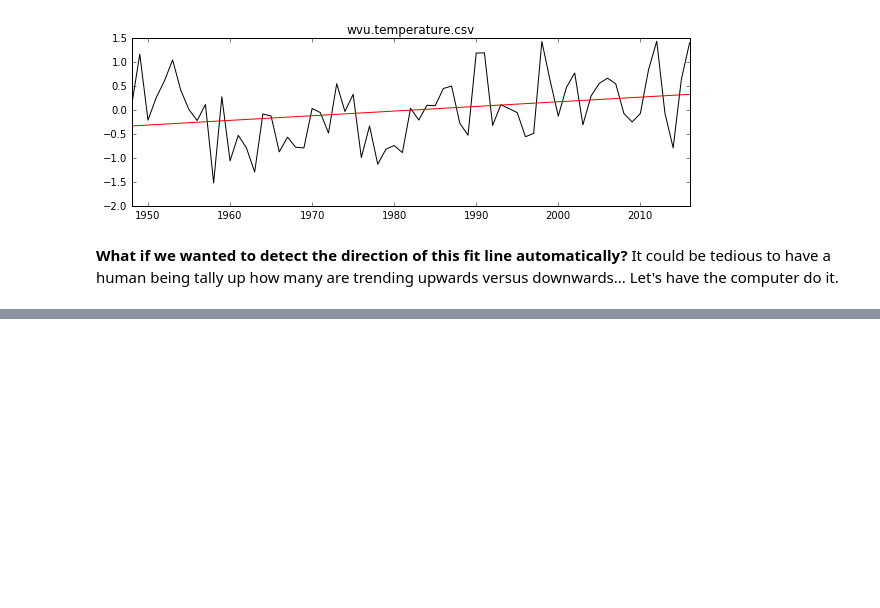
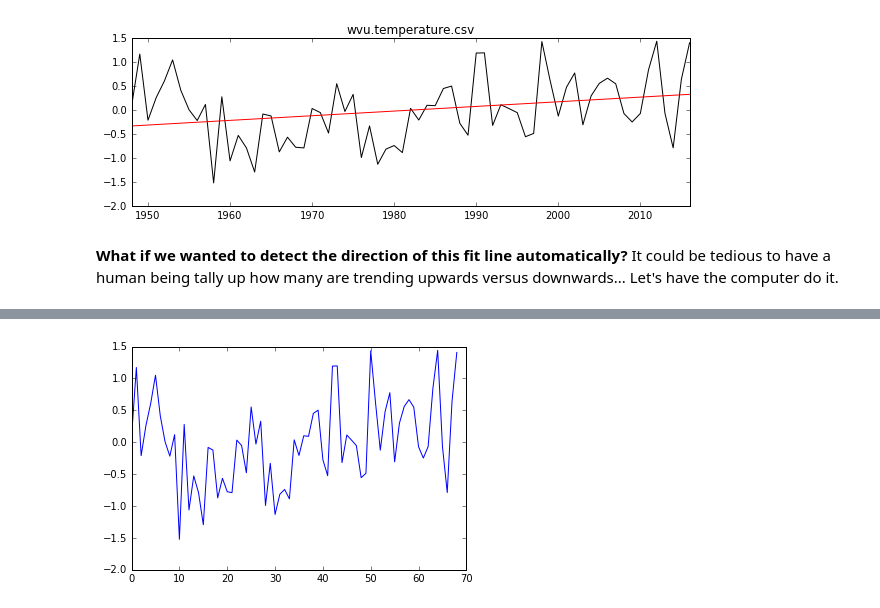
Before and after one commit to arthur-e/swc-workshop, a Jupyter notebook: python-climate/Python-SWC-Intro-Climate.ipynb, the cells around one changed output, grey strips where cells are left out. Drawn from its saved outputs; the diff is of its cells as text; code cells hidden in the pictures; blank space fills up the shorter version.

```diff
--- a/python-climate/Python-SWC-Intro-Climate.ipynb
+++ b/python-climate/Python-SWC-Intro-Climate.ipynb
@@ -1150,4 +1169,8 @@ for fname in filenames:
 
     b0, b1 = results.params
 
-    print('-- Long-term trend is')
+    if b1 > 0:
+        print(fname, '-- Long-term trend is positive')
+
+    else:
+        print(fname, '-- Long-term trend is negative')
@@ -1153,0 +1276,5 @@ for fname in filenames:
+# %%
+def temperature_anomaly(temp_array):
+    return temp_array.mean(axis = 1) - temp_array.mean()
+
+temperature_anomaly(data)
@@ -1153,0 +1300,5 @@ for fname in filenames:
+# %%
+def temperature_anomaly(temp_array, long_term_avg):
+    return temp_array.mean(axis = 1) - long_term_avg
+
+temperature_anomaly(data, np.median(data))
@@ -1153,0 +1327,12 @@ for fname in filenames:
+# %%
+def temperature_anomaly(temp_array, long_term_avg = None):
+    if long_term_avg:
+        return temp_array.mean(axis = 1) - long_term_avg
+
+    else:
+        return temp_array.mean(axis = 1) - temp_array.mean()
+
+pyplot.plot(temperature_anomaly(data))
+pyplot.show()
+# %% [output]
+[figure, added]
```
Also changed, not shown: parts of 48 cells of this notebook.
